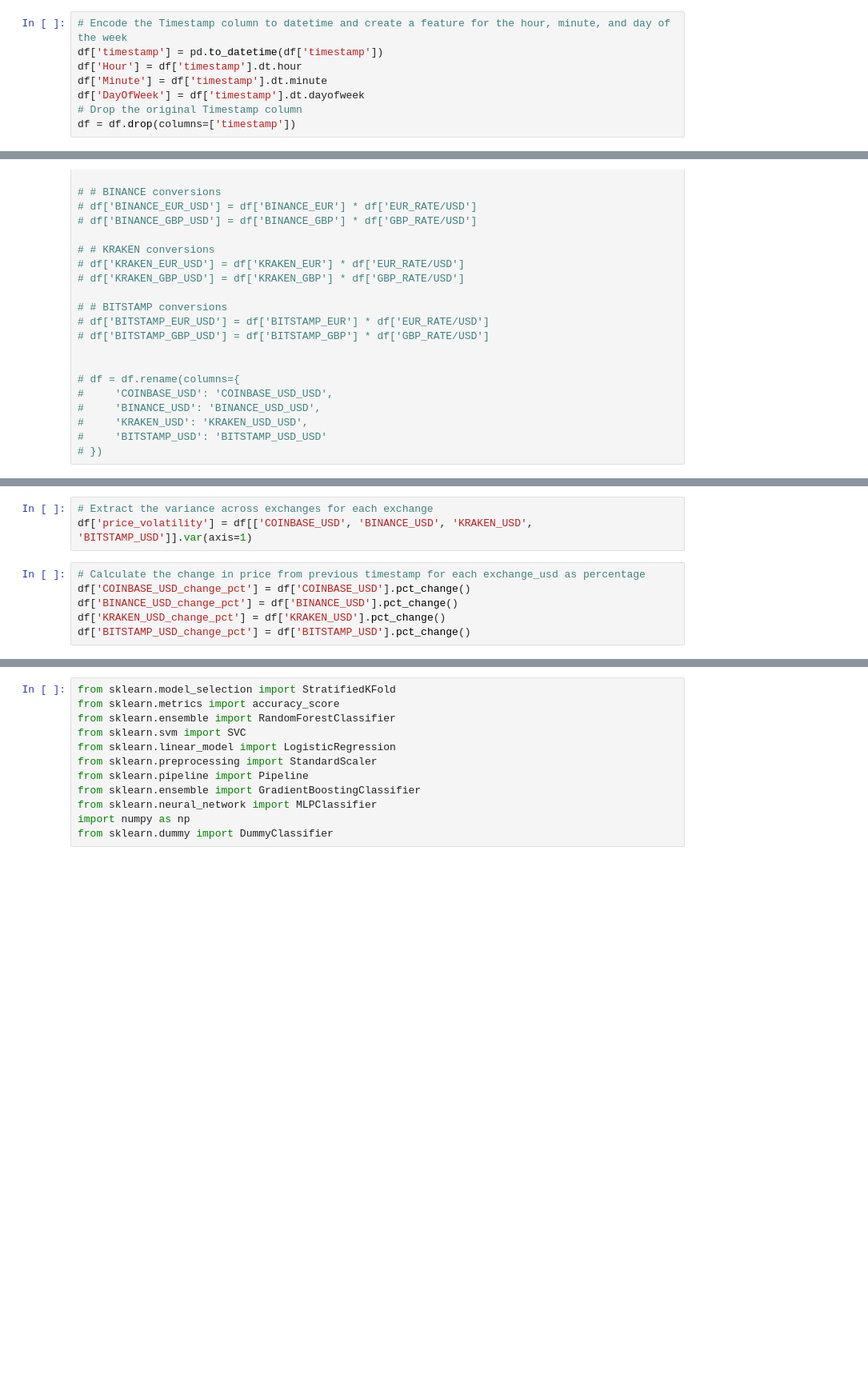
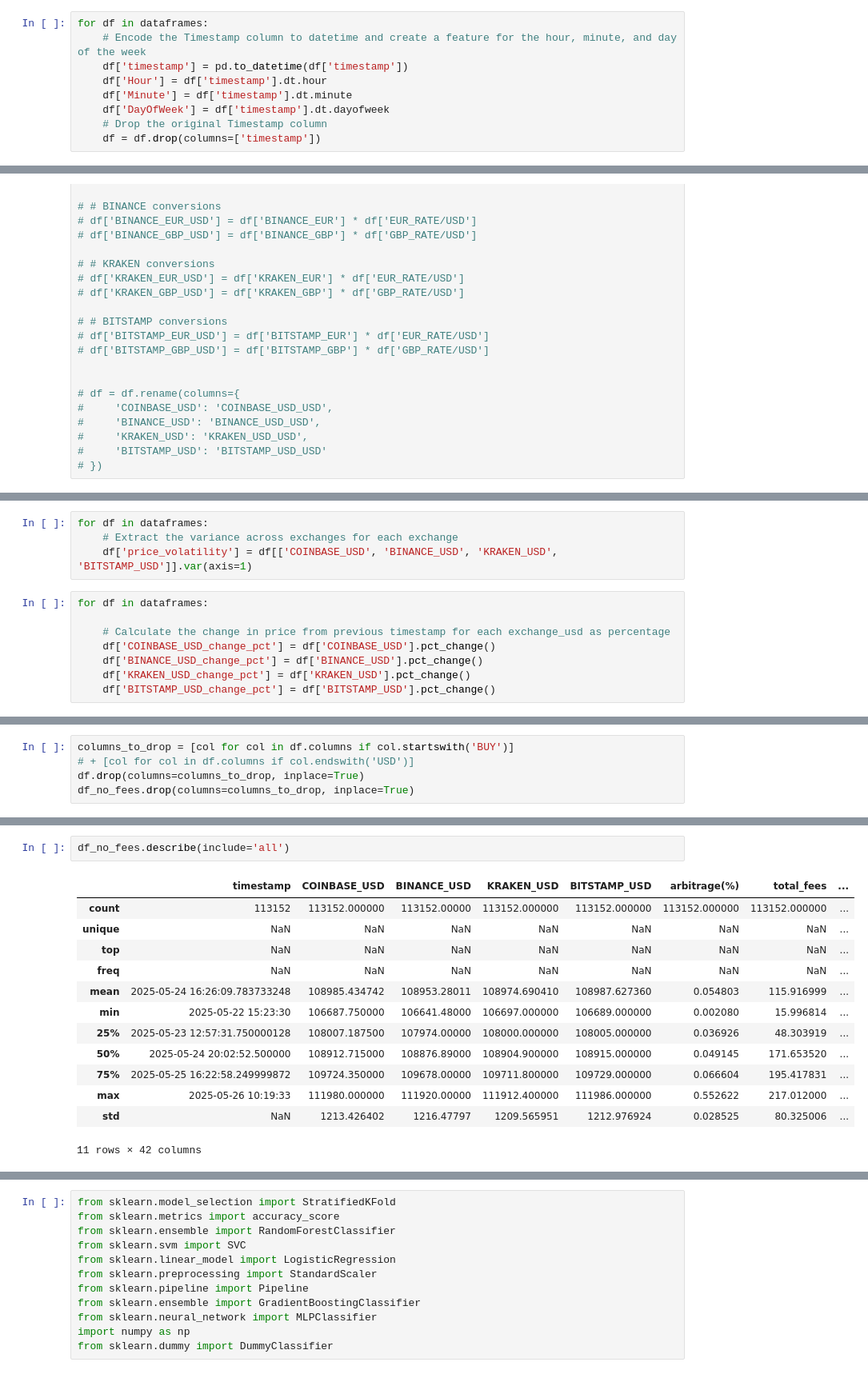
Before and after one commit to appadook/arbitrage-crypto-ml, a Jupyter notebook: ML Project crypto-arbitrage.ipynb, the cells around one changed output, grey strips where cells are left out. Shown at 80% size. Cells and saved outputs as stored; diff of their text form; blank space fills up the shorter version.

```diff
--- a/ML Project crypto-arbitrage.ipynb
+++ b/ML Project crypto-arbitrage.ipynb
@@ -345,10 +608,11 @@ plt.show()
 - ! Replace the strategy feature to capture only exchange arbitrage -- use external modules to calculate the arbitrage along with arbitrage after fees aswell as total fees again for this new condition !
 - Encode the next strategy in it's own feature. Hence Strategy_t+1
 # %%
-# Encode the Timestamp column to datetime and create a feature for the hour, minute, and day of the week
-df['timestamp'] = pd.to_datetime(df['timestamp'])
-df['Hour'] = df['timestamp'].dt.hour
-df['Minute'] = df['timestamp'].dt.minute
-df['DayOfWeek'] = df['timestamp'].dt.dayofweek
-# Drop the original Timestamp column
-df = df.drop(columns=['timestamp'])
+for df in dataframes:
+    # Encode the Timestamp column to datetime and create a feature for the hour, minute, and day of the week
+    df['timestamp'] = pd.to_datetime(df['timestamp'])
+    df['Hour'] = df['timestamp'].dt.hour
+    df['Minute'] = df['timestamp'].dt.minute
+    df['DayOfWeek'] = df['timestamp'].dt.dayofweek
+    # Drop the original Timestamp column
+    df = df.drop(columns=['timestamp'])
@@ -386,11 +671,14 @@ df = df.drop(columns=['timestamp'])
 # %%
-# Extract the variance across exchanges for each exchange
-df['price_volatility'] = df[['COINBASE_USD', 'BINANCE_USD', 'KRAKEN_USD', 'BITSTAMP_USD']].var(axis=1)
+for df in dataframes:
+    # Extract the variance across exchanges for each exchange
+    df['price_volatility'] = df[['COINBASE_USD', 'BINANCE_USD', 'KRAKEN_USD', 'BITSTAMP_USD']].var(axis=1)
 # %%
-# Calculate the change in price from previous timestamp for each exchange_usd as percentage
-df['COINBASE_USD_change_pct'] = df['COINBASE_USD'].pct_change()
-df['BINANCE_USD_change_pct'] = df['BINANCE_USD'].pct_change()
-df['KRAKEN_USD_change_pct'] = df['KRAKEN_USD'].pct_change()
-df['BITSTAMP_USD_change_pct'] = df['BITSTAMP_USD'].pct_change()
+for df in dataframes:
+
+    # Calculate the change in price from previous timestamp for each exchange_usd as percentage
+    df['COINBASE_USD_change_pct'] = df['COINBASE_USD'].pct_change()
+    df['BINANCE_USD_change_pct'] = df['BINANCE_USD'].pct_change()
+    df['KRAKEN_USD_change_pct'] = df['KRAKEN_USD'].pct_change()
+    df['BITSTAMP_USD_change_pct'] = df['BITSTAMP_USD'].pct_change()
 # %%
 df.head()
@@ -443,2 +812,7 @@ df.head()
+# %%
+columns_to_drop = [col for col in df.columns if col.startswith('BUY')]
+# + [col for col in df.columns if col.endswith('USD')]
+df.drop(columns=columns_to_drop, inplace=True)
+df_no_fees.drop(columns=columns_to_drop, inplace=True)
 # %%
 df.describe(include='all')
@@ -444,0 +833,16 @@ df.describe(include='all')
+# %%
+df_no_fees.describe(include='all')
+# %% [output]
+|  | timestamp | COINBASE_USD | BINANCE_USD | KRAKEN_USD | BITSTAMP_USD | arbitrage(%) | total_fees | ... |
+| count | 113152 | 113152.000000 | 113152.00000 | 113152.000000 | 113152.000000 | 113152.000000 | 113152.000000 | ... |
+| unique | NaN | NaN | NaN | NaN | NaN | NaN | NaN | ... |
+| top | NaN | NaN | NaN | NaN | NaN | NaN | NaN | ... |
+| freq | NaN | NaN | NaN | NaN | NaN | NaN | NaN | ... |
+| mean | 2025-05-24 16:26:09.783733248 | 108985.434742 | 108953.28011 | 108974.690410 | 108987.627360 | 0.054803 | 115.916999 | ... |
+| min | 2025-05-22 15:23:30 | 106687.750000 | 106641.48000 | 106697.000000 | 106689.000000 | 0.002080 | 15.996814 | ... |
+| 25% | 2025-05-23 12:57:31.750000128 | 108007.187500 | 107974.00000 | 108000.000000 | 108005.000000 | 0.036926 | 48.303919 | ... |
+| 50% | 2025-05-24 20:02:52.500000 | 108912.715000 | 108876.89000 | 108904.900000 | 108915.000000 | 0.049145 | 171.653520 | ... |
+| 75% | 2025-05-25 16:22:58.249999872 | 109724.350000 | 109678.00000 | 109711.800000 | 109729.000000 | 0.066604 | 195.417831 | ... |
+| max | 2025-05-26 10:19:33 | 111980.000000 | 111920.00000 | 111912.400000 | 111986.000000 | 0.552622 | 217.012000 | ... |
+| std | NaN | 1213.426402 | 1216.47797 | 1209.565951 | 1212.976924 | 0.028525 | 80.325006 | ... |
+11 rows × 42 columns
```
Also changed, not shown: parts of 62 cells of this notebook, 2 other files.
